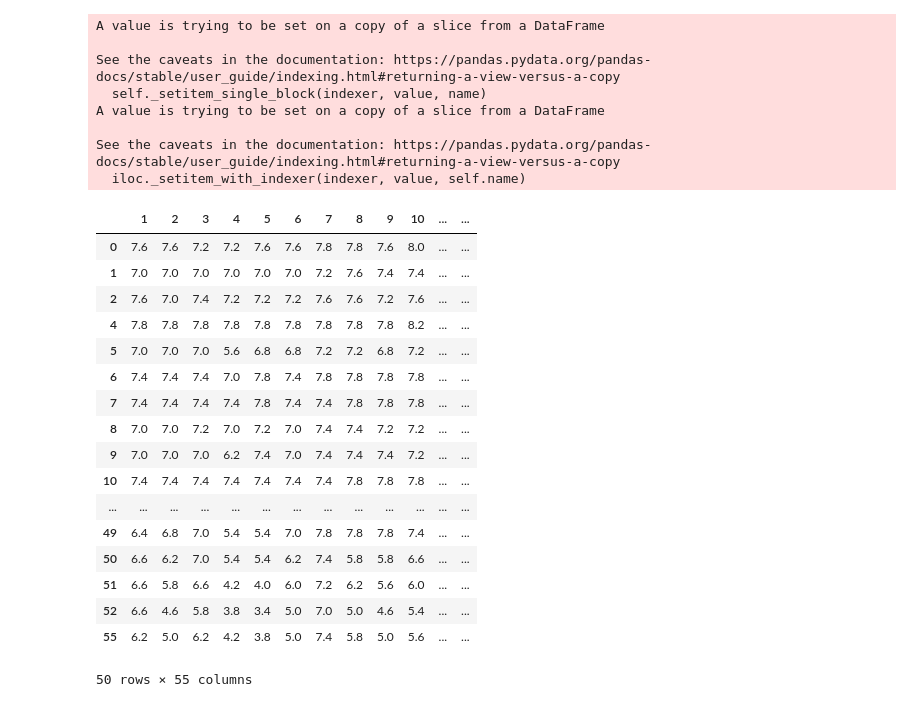
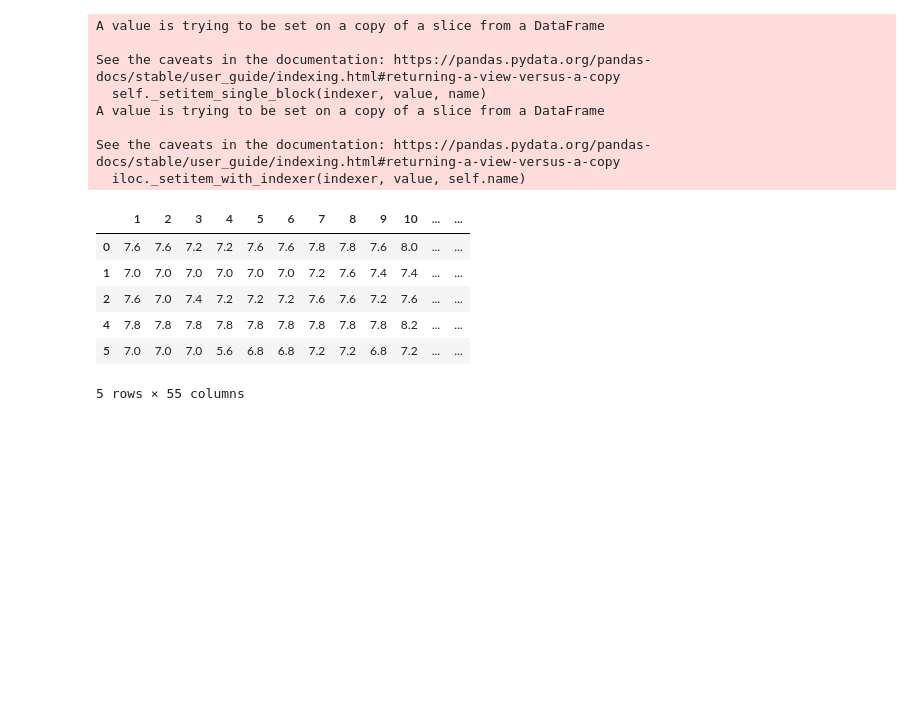
Before and after one commit to on2wheels-es/data, a Jupyter notebook: 7. Creating a climate index.ipynb, the cells around one changed output. Cells and saved outputs as stored; diff of their text form; code cells hidden in the pictures; blank space fills up the shorter version.

```diff
--- a/7. Creating a climate index.ipynb
+++ b/7. Creating a climate index.ipynb
@@ -637,8 +637,8 @@ def longDD(x):
     M = int(x[2:4])
     S = float(x[4:6])
     DD = D + float(M)/60 + float(S)/3600
-    if x[5] == 'W':
-        DD = DD*(-1)
+    if 'W' in x:
+        DD = (0 - DD)
     DD = round(DD, 5)
     return DD
 # %%
@@ -686,26 +686,15 @@ See the caveats in the documentation: https://pandas.pydata.org/pandas-docs/stab
 # %%
 #Checking the results.
 
-meteo.head(50)
+meteo.head()
 # %% [output]
 |  | 1 | 2 | 3 | 4 | 5 | 6 | 7 | 8 | 9 | 10 | ... | ... |
 | 0 | 7.6 | 7.6 | 7.2 | 7.2 | 7.6 | 7.6 | 7.8 | 7.8 | 7.6 | 8.0 | ... | ... |
 | 1 | 7.0 | 7.0 | 7.0 | 7.0 | 7.0 | 7.0 | 7.2 | 7.6 | 7.4 | 7.4 | ... | ... |
 | 2 | 7.6 | 7.0 | 7.4 | 7.2 | 7.2 | 7.2 | 7.6 | 7.6 | 7.2 | 7.6 | ... | ... |
 | 4 | 7.8 | 7.8 | 7.8 | 7.8 | 7.8 | 7.8 | 7.8 | 7.8 | 7.8 | 8.2 | ... | ... |
 | 5 | 7.0 | 7.0 | 7.0 | 5.6 | 6.8 | 6.8 | 7.2 | 7.2 | 6.8 | 7.2 | ... | ... |
-| 6 | 7.4 | 7.4 | 7.4 | 7.0 | 7.8 | 7.4 | 7.8 | 7.8 | 7.8 | 7.8 | ... | ... |
-| 7 | 7.4 | 7.4 | 7.4 | 7.4 | 7.8 | 7.4 | 7.4 | 7.8 | 7.8 | 7.8 | ... | ... |
-| 8 | 7.0 | 7.0 | 7.2 | 7.0 | 7.2 | 7.0 | 7.4 | 7.4 | 7.2 | 7.2 | ... | ... |
-| 9 | 7.0 | 7.0 | 7.0 | 6.2 | 7.4 | 7.0 | 7.4 | 7.4 | 7.4 | 7.2 | ... | ... |
-| 10 | 7.4 | 7.4 | 7.4 | 7.4 | 7.4 | 7.4 | 7.4 | 7.8 | 7.8 | 7.8 | ... | ... |
-| ... | ... | ... | ... | ... | ... | ... | ... | ... | ... | ... | ... | ... |
-| 49 | 6.4 | 6.8 | 7.0 | 5.4 | 5.4 | 7.0 | 7.8 | 7.8 | 7.8 | 7.4 | ... | ... |
-| 50 | 6.6 | 6.2 | 7.0 | 5.4 | 5.4 | 6.2 | 7.4 | 5.8 | 5.8 | 6.6 | ... | ... |
-| 51 | 6.6 | 5.8 | 6.6 | 4.2 | 4.0 | 6.0 | 7.2 | 6.2 | 5.6 | 6.0 | ... | ... |
-| 52 | 6.6 | 4.6 | 5.8 | 3.8 | 3.4 | 5.0 | 7.0 | 5.0 | 4.6 | 5.4 | ... | ... |
-| 55 | 6.2 | 5.0 | 6.2 | 4.2 | 3.8 | 5.0 | 7.4 | 5.8 | 5.0 | 5.6 | ... | ... |
-50 rows × 55 columns
+5 rows × 55 columns
 # %%
 #Saving our dataframe.
 
```
Also changed, not shown: parts of 9 cells of this notebook, 4 other files.
